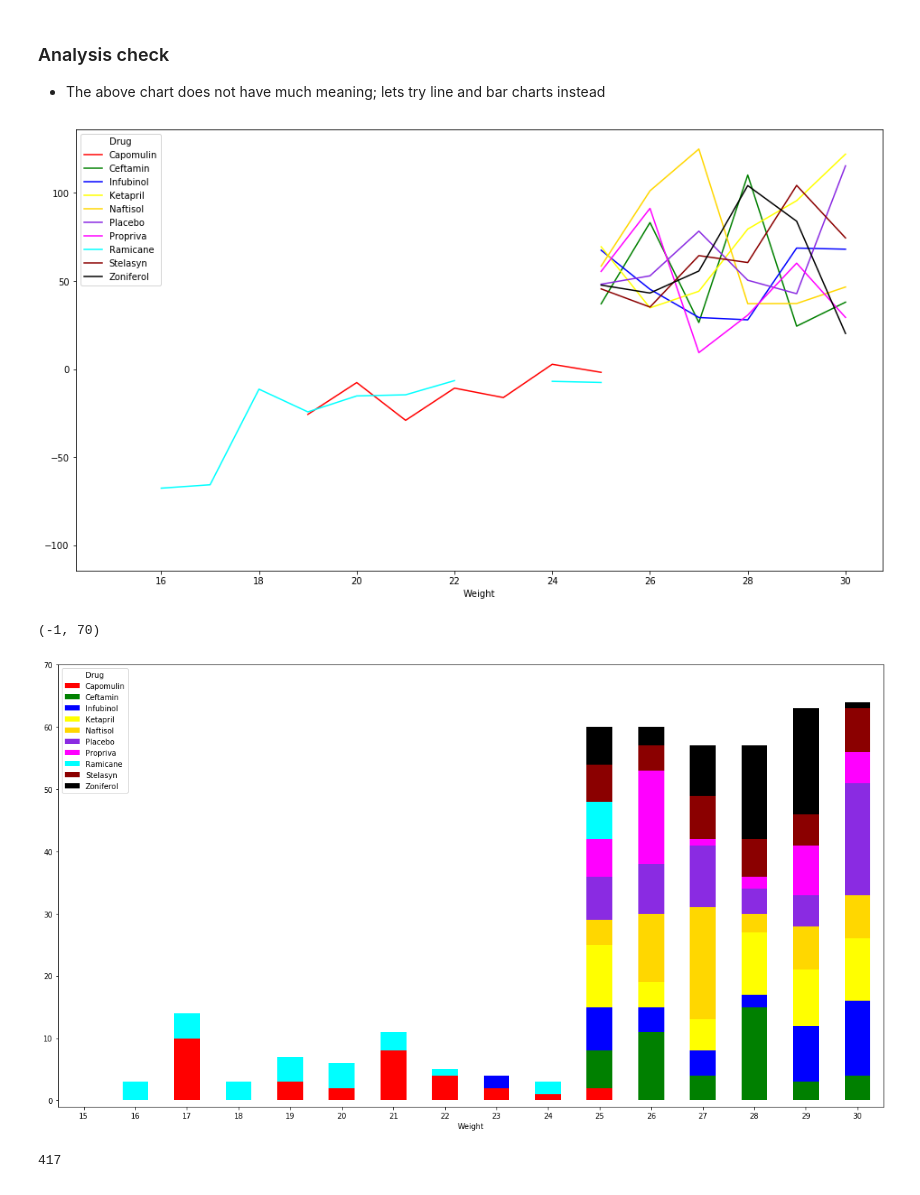
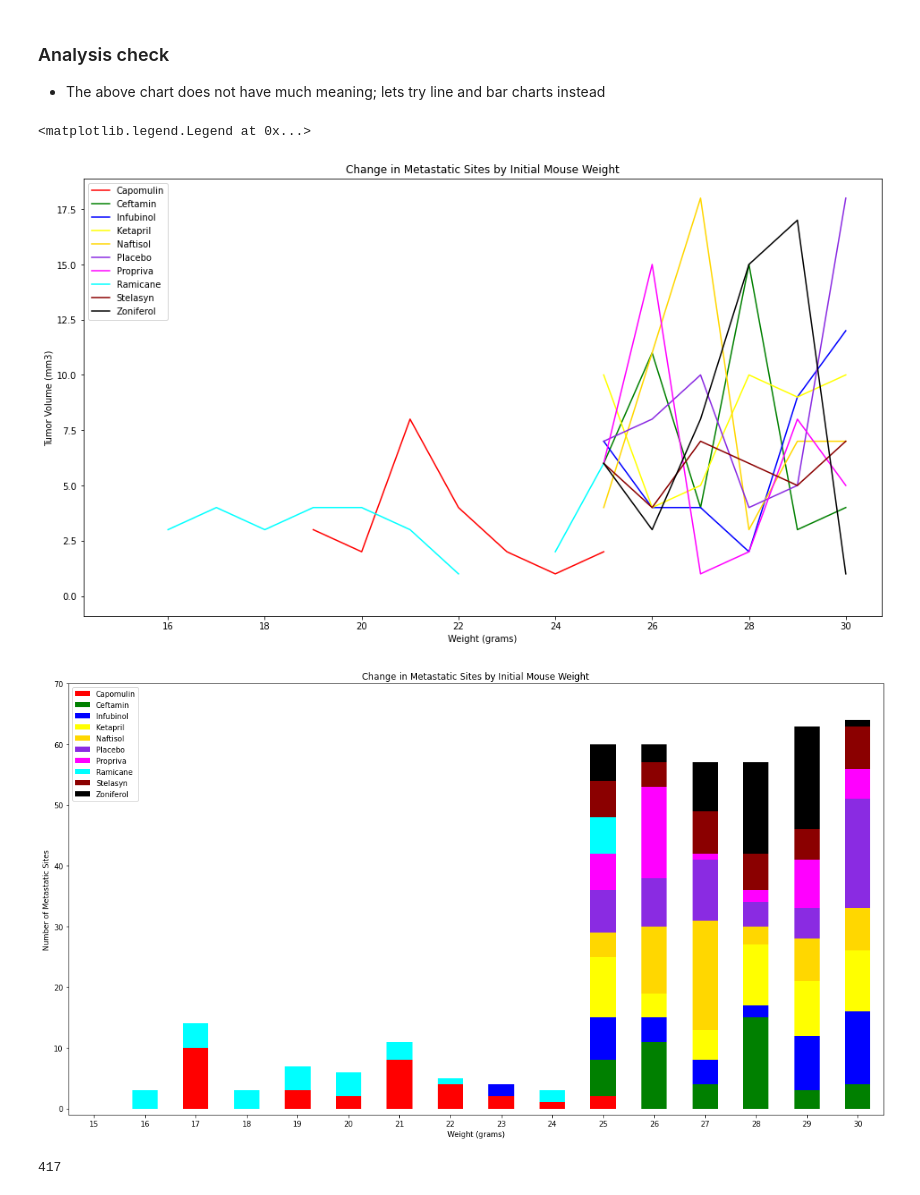
Before and after one commit to ejw-data/matplotlib-drug-eval, a Jupyter notebook: drug_analysis.ipynb, the cells around one changed output. Cells and saved outputs as stored; diff of their text form; code cells hidden in the pictures.

```diff
--- a/drug_analysis.ipynb
+++ b/drug_analysis.ipynb
@@ -617,19 +660,29 @@ ax.legend(handles=legend_entry)
 *  The above chart does not have much meaning; lets try line and bar charts instead
 # %%
 # line chart
-df_groupby = last_datapoint.groupby(['Drug','Weight']).sum()['Change_in_Volume']
+df_groupby = last_datapoint.groupby(['Drug','Weight']).sum()['Change_in_Sites']
 ax = df_groupby.unstack(level=0).plot(kind='line', subplots=False, rot=0, figsize=(16, 9), layout=(5, 2), color=list(colors.values()))
+plt.title('Change in Metastatic Sites by Initial Mouse Weight')
+plt.xlabel('Weight (grams)')
+plt.ylabel('Tumor Volume (mm3)')
+plt.legend(loc='best')
 # %% [output]
+<matplotlib.legend.Legend at 0x...>
-[figure, old version]
+[figure, new version]
 # %%
 # # bar chart
 df_groupby = last_datapoint.groupby(['Drug','Weight']).sum()['Change_in_Sites']
 ax = df_groupby.unstack(level=0).plot(kind='bar', stacked=True, subplots=False, rot=0, figsize=(16, 9), layout=(5, 2), color=list(colors.values()))
+plt.title('Change in Metastatic Sites by Initial Mouse Weight')
+plt.xlabel('Weight (grams)')
+plt.ylabel('Number of Metastatic Sites')
+plt.legend(loc='best')
 plt.tight_layout()
 plt.ylim(-1, 70)
+# Save the Figure
+plt.savefig('./outputs/change_in_sites_stack_bar.jpeg')
 # %% [output]
-(-1, 70)
-[figure, old version]
+[figure, new version]
 # %%
 # Number of sites
 total_sites = last_datapoint['Change_in_Sites'].sum()
```
Also changed, not shown: parts of 35 cells of this notebook, 16 other files.
